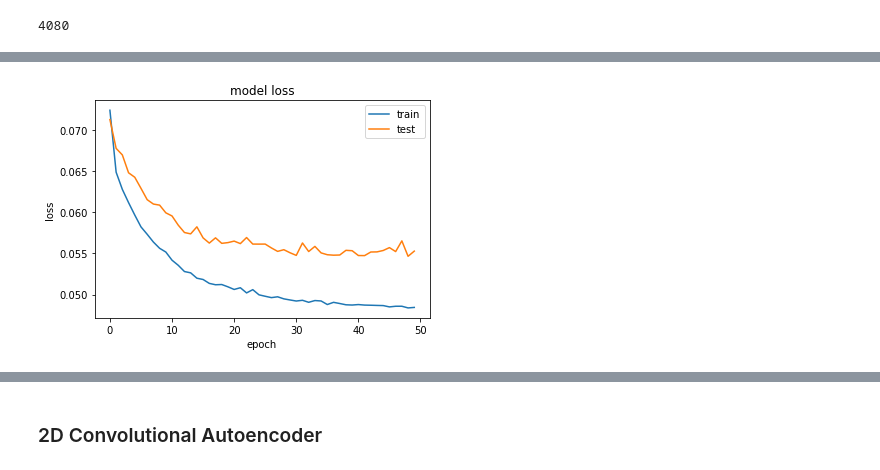
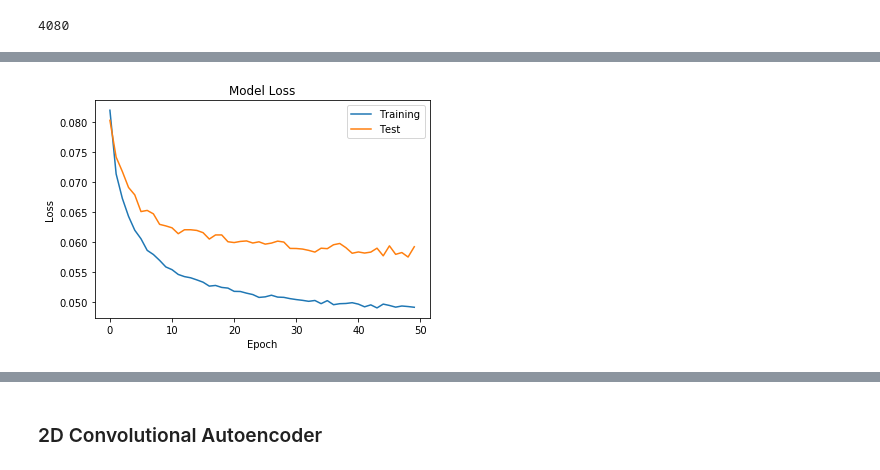
Before and after one commit to erenkopuz/FYP, a Jupyter notebook: video_processing/process_video.ipynb, the cells around one changed output, grey strips where cells are left out. Saved outputs shown, nothing was run; the diff lists cells and outputs as text; code cells hidden in the pictures.

```diff
--- a/video_processing/process_video.ipynb
+++ b/video_processing/process_video.ipynb
@@ -1070,5 +1018,5 @@ def calc_metrics(y_true, y_score, display_graphs=False):
 # %%
-grid_type = 'flow'
+grid_type = 'vp'
 
 if grid_type == 'v':
     grids = np.load("grid_arrays/grids_v.npy")
@@ -1076,5 +1024,11 @@ if grid_type == 'p':
     grids = np.load("grid_arrays/grids_p.npy")
 if grid_type == 'vp':
     grids = np.load("grid_arrays/grids_vp.npy")
-if grid_type == 'flow':
-    grids = np.load("grid_arrays/grids_flow.npy")
+if grid_type == 'flow_avg':
+    grids = np.load("grid_arrays/grids_flow_avg.npy")
+if grid_type == 'flow_max':
+    grids = np.load("grid_arrays/grids_flow_max.npy")
+# %%
+# !! Remove if running code from beginning, inserted to compensate for miscalculation of array size in original run
+
+grids = grids[:16397]
@@ -1414,7 +1406,7 @@ Best F1 score of  0.2013888888888889  achieved at threshold of  0.99998966883525
 X_train_flat, X_test_flat = X_train.reshape((len(X_train), np.prod(X_train.shape[1:]))), X_test.reshape((len(X_test), np.prod(X_test.shape[1:])))
 # %%
 input_dim = np.prod(grids.shape[1:])
-encoding_dim = 14
+encoding_dim = 42
 
 print(input_dim)
 
@@ -1473,12 +1465,12 @@ autoencoder = load_model('models/model.h5')
 # %%
 plt.plot(history['loss'])
 plt.plot(history['val_loss'])
-plt.title('model loss')
-plt.ylabel('loss')
-plt.xlabel('epoch')
-plt.legend(['train', 'test'], loc='upper right');
+plt.title('Model Loss')
+plt.ylabel('Loss')
+plt.xlabel('Epoch')
+plt.legend(['Training', 'Test'], loc='upper right');
 # %% [output]
-[figure, old version]
+[figure, new version]
 # %%
 predictions = autoencoder.predict(X_test_flat)
 # %%
```
Also changed, not shown: parts of 73 cells of this notebook.
